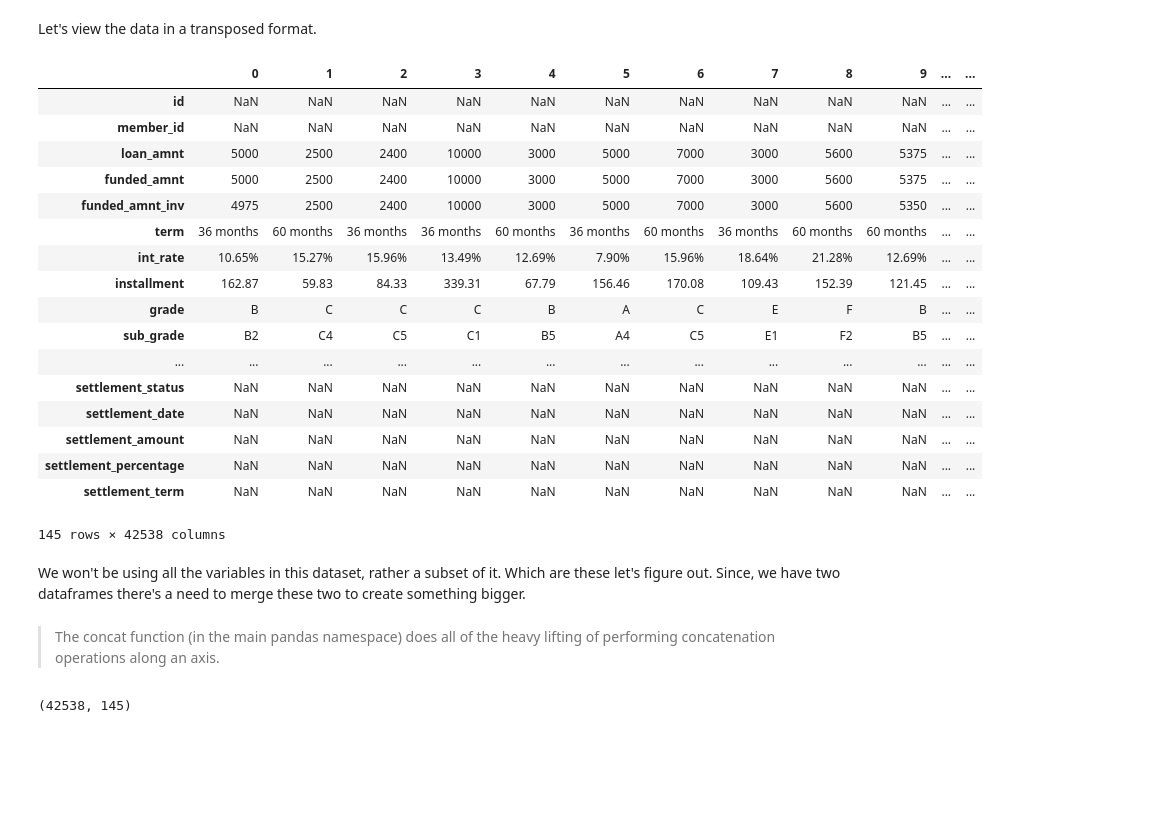
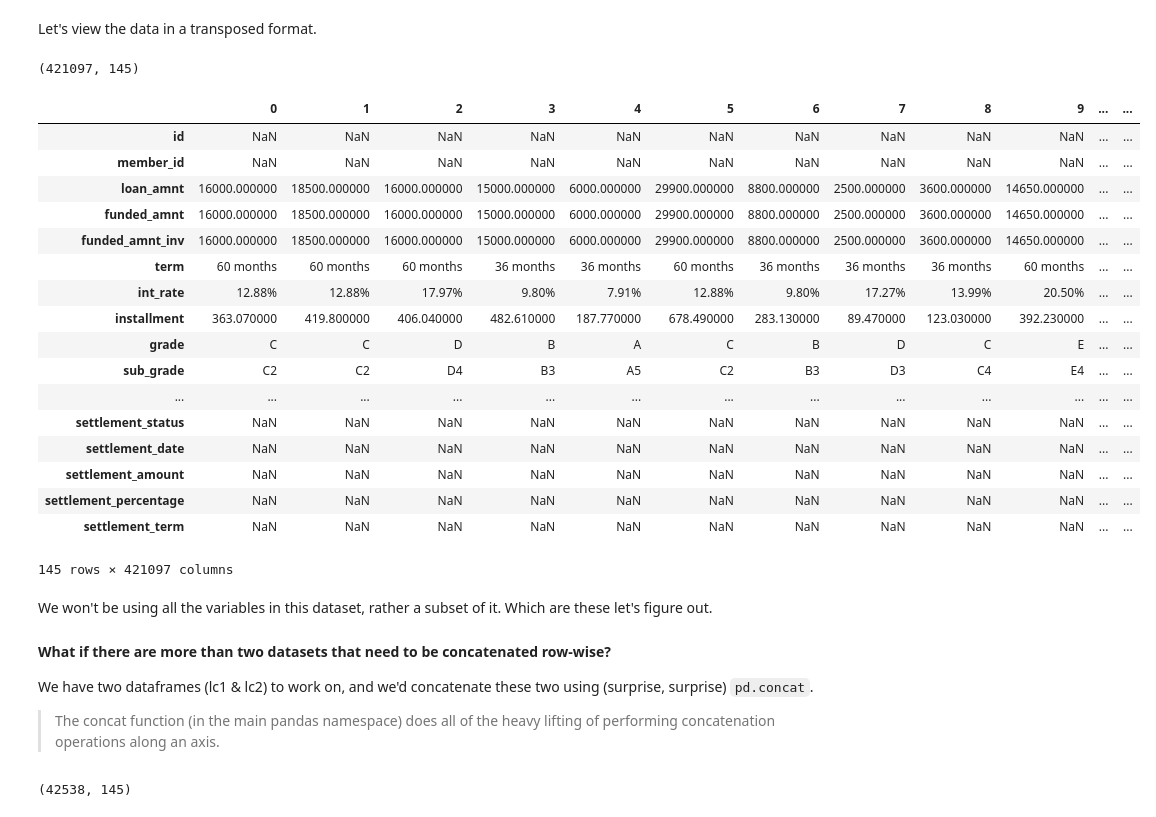
Before and after one commit to pratos/python4ds, a Jupyter notebook: notebooks/Data Preprocessing.ipynb, the cells around one changed output. Cells and saved outputs as stored; diff of their text form; code cells hidden in the pictures; blank space fills up the shorter version.

```diff
--- a/notebooks/Data Preprocessing.ipynb
+++ b/notebooks/Data Preprocessing.ipynb
@@ -170,3 +177,6 @@ lc1.head()
+# %%
+lc2 = pd.read_csv(os.path.join(DATA_PATH, 'LoanStats3b.csv'), skiprows=[0], delimiter=',', low_memory=False)
+lc_df_2015 = pd.read_csv(os.path.join(DATA_PATH, 'LoanStats3d.csv'), skiprows=[0], delimiter=',', low_memory=False)
 # %%
 lc2.head()
 # %% [output]
@@ -180,30 +200,39 @@ lc2.head()
 # %% [markdown]
 Let's view the data in a transposed format.
+# %%
+lc_df_2015.shape
+# %% [output]
+(421097, 145)
 # %%
-lc1.T
+lc_df_2015.T
 # %% [output]
 |  | 0 | 1 | 2 | 3 | 4 | 5 | 6 | 7 | 8 | 9 | ... | ... |
 | id | NaN | NaN | NaN | NaN | NaN | NaN | NaN | NaN | NaN | NaN | ... | ... |
 | member_id | NaN | NaN | NaN | NaN | NaN | NaN | NaN | NaN | NaN | NaN | ... | ... |
-| loan_amnt | 5000 | 2500 | 2400 | 10000 | 3000 | 5000 | 7000 | 3000 | 5600 | 5375 | ... | ... |
-| funded_amnt | 5000 | 2500 | 2400 | 10000 | 3000 | 5000 | 7000 | 3000 | 5600 | 5375 | ... | ... |
-| funded_amnt_inv | 4975 | 2500 | 2400 | 10000 | 3000 | 5000 | 7000 | 3000 | 5600 | 5350 | ... | ... |
-| term | 36 months | 60 months | 36 months | 36 months | 60 months | 36 months | 60 months | 36 months | 60 months | 60 months | ... | ... |
-| int_rate | 10.65% | 15.27% | 15.96% | 13.49% | 12.69% | 7.90% | 15.96% | 18.64% | 21.28% | 12.69% | ... | ... |
-| installment | 162.87 | 59.83 | 84.33 | 339.31 | 67.79 | 156.46 | 170.08 | 109.43 | 152.39 | 121.45 | ... | ... |
-| grade | B | C | C | C | B | A | C | E | F | B | ... | ... |
-| sub_grade | B2 | C4 | C5 | C1 | B5 | A4 | C5 | E1 | F2 | B5 | ... | ... |
+| loan_amnt | 16000.000000 | 18500.000000 | 16000.000000 | 15000.000000 | 6000.000000 | 29900.000000 | 8800.000000 | 2500.000000 | 3600.000000 | 14650.000000 | ... | ... |
+| funded_amnt | 16000.000000 | 18500.000000 | 16000.000000 | 15000.000000 | 6000.000000 | 29900.000000 | 8800.000000 | 2500.000000 | 3600.000000 | 14650.000000 | ... | ... |
+| funded_amnt_inv | 16000.000000 | 18500.000000 | 16000.000000 | 15000.000000 | 6000.000000 | 29900.000000 | 8800.000000 | 2500.000000 | 3600.000000 | 14650.000000 | ... | ... |
+| term | 60 months | 60 months | 60 months | 36 months | 36 months | 60 months | 36 months | 36 months | 36 months | 60 months | ... | ... |
+| int_rate | 12.88% | 12.88% | 17.97% | 9.80% | 7.91% | 12.88% | 9.80% | 17.27% | 13.99% | 20.50% | ... | ... |
+| installment | 363.070000 | 419.800000 | 406.040000 | 482.610000 | 187.770000 | 678.490000 | 283.130000 | 89.470000 | 123.030000 | 392.230000 | ... | ... |
+| grade | C | C | D | B | A | C | B | D | C | E | ... | ... |
+| sub_grade | C2 | C2 | D4 | B3 | A5 | C2 | B3 | D3 | C4 | E4 | ... | ... |
 | ... | ... | ... | ... | ... | ... | ... | ... | ... | ... | ... | ... | ... |
 | settlement_status | NaN | NaN | NaN | NaN | NaN | NaN | NaN | NaN | NaN | NaN | ... | ... |
 | settlement_date | NaN | NaN | NaN | NaN | NaN | NaN | NaN | NaN | NaN | NaN | ... | ... |
 | settlement_amount | NaN | NaN | NaN | NaN | NaN | NaN | NaN | NaN | NaN | NaN | ... | ... |
 | settlement_percentage | NaN | NaN | NaN | NaN | NaN | NaN | NaN | NaN | NaN | NaN | ... | ... |
 | settlement_term | NaN | NaN | NaN | NaN | NaN | NaN | NaN | NaN | NaN | NaN | ... | ... |
-145 rows × 42538 columns
+145 rows × 421097 columns
 # %% [markdown]
-We won't be using all the variables in this dataset, rather a subset of it. Which are these let's figure out. Since, we have two dataframes there's a need to merge these two to create something bigger.
+We won't be using all the variables in this dataset, rather a subset of it. Which are these let's figure out.
+
+
+#### What if there are more than two datasets that need to be concatenated row-wise?
+
+We have two dataframes (lc1 & lc2) to work on, and we'd concatenate these two using (surprise, surprise) `pd.concat`.
+
+> The concat function (in the main pandas namespace) does all of the heavy lifting of performing concatenation operations along an axis.
-# %% [markdown]
-> The concat function (in the main pandas namespace) does all of the heavy lifting of performing concatenation operations along an axis.
 # %%
 lc1.shape
 # %% [output]
```
Also changed, not shown: parts of 191 cells of this notebook, 2 other files.
